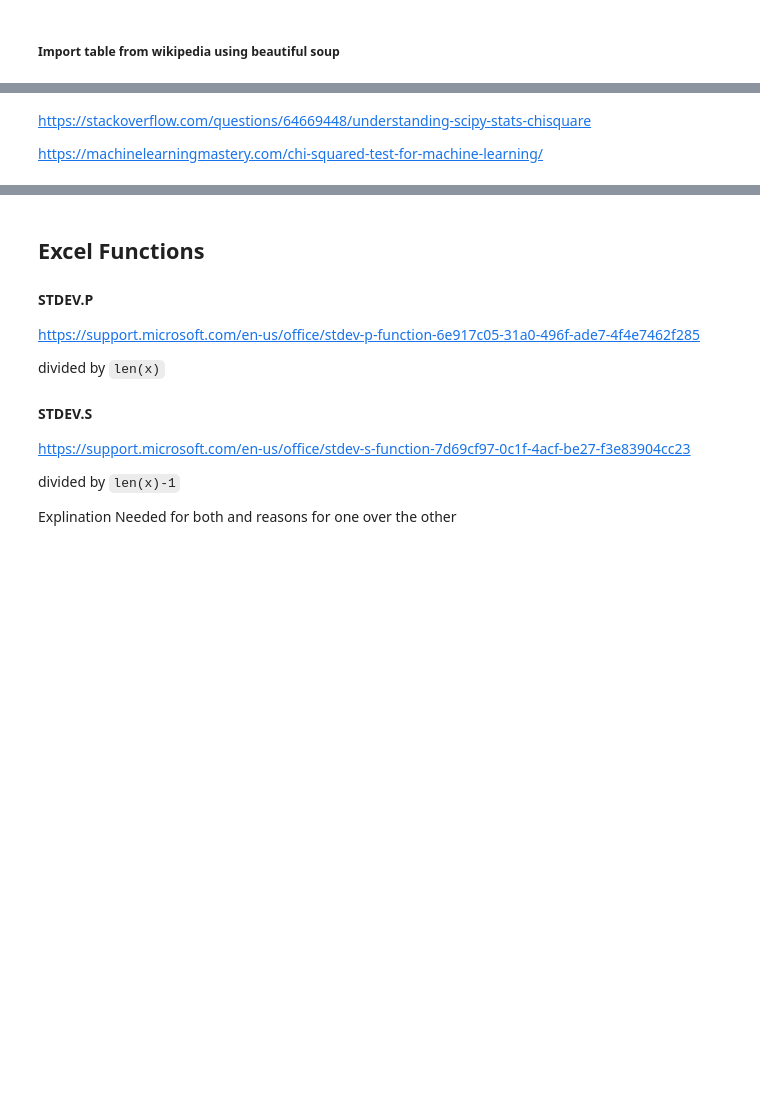
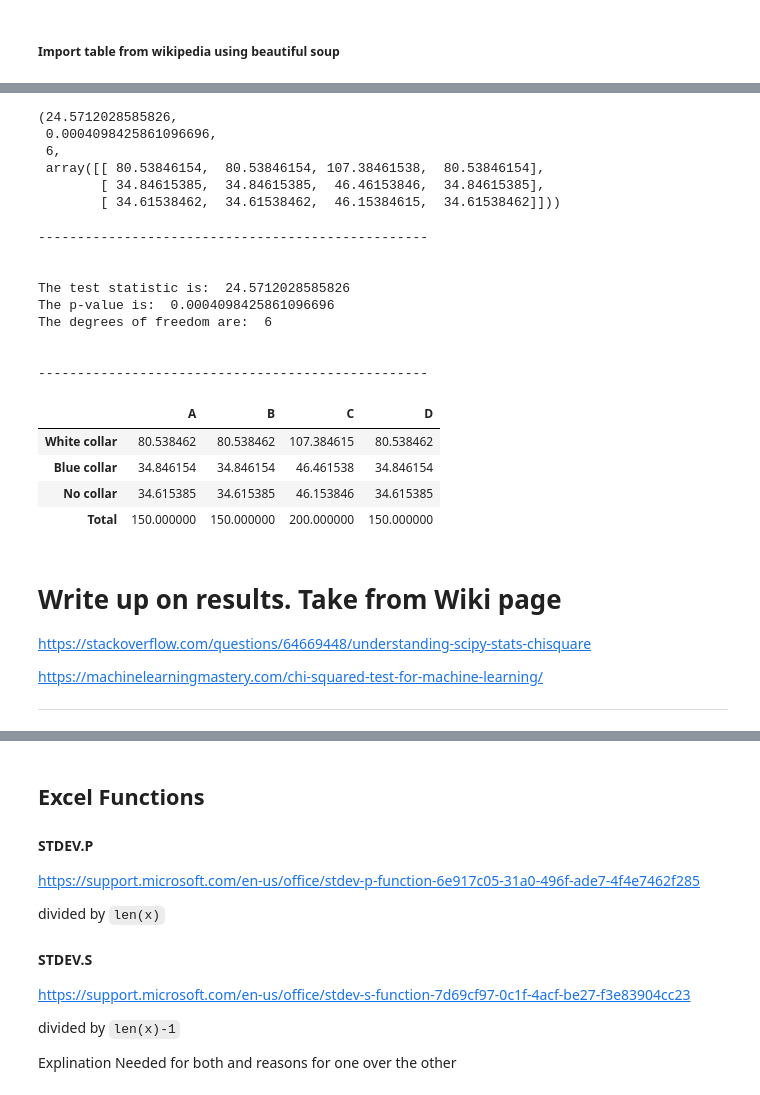
Before and after one commit to eoinlees/MLandS-assesment-2020, a Jupyter notebook: MLandS-assessment-2020.ipynb, the cells around one changed output, grey strips where cells are left out. Saved outputs shown, nothing was run; the diff lists cells and outputs as text; code cells hidden in the pictures; blank space fills up the shorter version.

Commit message:
Task 4: code complete. Run more samples to test

```diff
--- a/MLandS-assessment-2020.ipynb
+++ b/MLandS-assessment-2020.ipynb
@@ -268,0 +259,3 @@ exp.iloc[4:] = exp.iloc[4:].astype('float64')
+# %%
+# Manually set data
+data = np.array([[90,60,104,95],[30,50,51,20],[30,40,45,35]])
@@ -269,4 +270,54 @@ exp.iloc[4:] = exp.iloc[4:].astype('float64')
+# %%
+# Run chi squared test
+chi2_contingency(data)
+# %% [output]
+(24.5712028585826,
+ 0.0004098425861096696,
+ 6,
+ array([[ 80.53846154,  80.53846154, 107.38461538,  80.53846154],
+        [ 34.84615385,  34.84615385,  46.46153846,  34.84615385],
+        [ 34.61538462,  34.61538462,  46.15384615,  34.61538462]]))
+# %%
+# Tidy up results
+chi2, p, dof, ex = chi2_contingency(data, correction=False)
+# https://docs.scipy.org/doc/scipy/reference/generated/scipy.stats.chi2_contingency.html
+
+
+data = pd.DataFrame(ex, index = ['White collar', 'Blue collar', 'No collar']) #https://stackoverflow.com/questions/19851005/rename-pandas-dataframe-index#:~:text=Pandas%20has%20some%20quirkiness%20when,change%20the%20index%20level%20names.&text=This%20DataFrame%20has%20one%20level,column%20index%20have%20no%20name.
+ # https://pandas.pydata.org/pandas-docs/stable/reference/api/pandas.Series.sum.html#pandas.Series.sum
+data_df = data.rename(columns={0: "A", 1: "B", 2: "C", 3: "D"})
+data_df = data_df.append(data_df.sum().rename('Total'))
+
+print("--------------------------------------------------")
+print("\n")
+print("The test statistic is: ", chi2)
+print("The p-value is: ", p)
+print("The degrees of freedom are: ", dof)
+print("\n")
+print("--------------------------------------------------")
+data_df
+# %% [output]
+--------------------------------------------------
+
+
+The test statistic is:  24.5712028585826
+The p-value is:  0.0004098425861096696
+The degrees of freedom are:  6
+
+
+--------------------------------------------------
+|  | A | B | C | D |
+| White collar | 80.538462 | 80.538462 | 107.384615 | 80.538462 |
+| Blue collar | 34.846154 | 34.846154 | 46.461538 | 34.846154 |
+| No collar | 34.615385 | 34.615385 | 46.153846 | 34.615385 |
+| Total | 150.000000 | 150.000000 | 200.000000 | 150.000000 |
 # %% [markdown]
+# Write up on results. Take from Wiki page
+
 https://stackoverflow.com/questions/64669448/understanding-scipy-stats-chisquare
 
 https://machinelearningmastery.com/chi-squared-test-for-machine-learning/
+
+
+
+---------------------------
```
Also changed, not shown: parts of 45 cells of this notebook.
